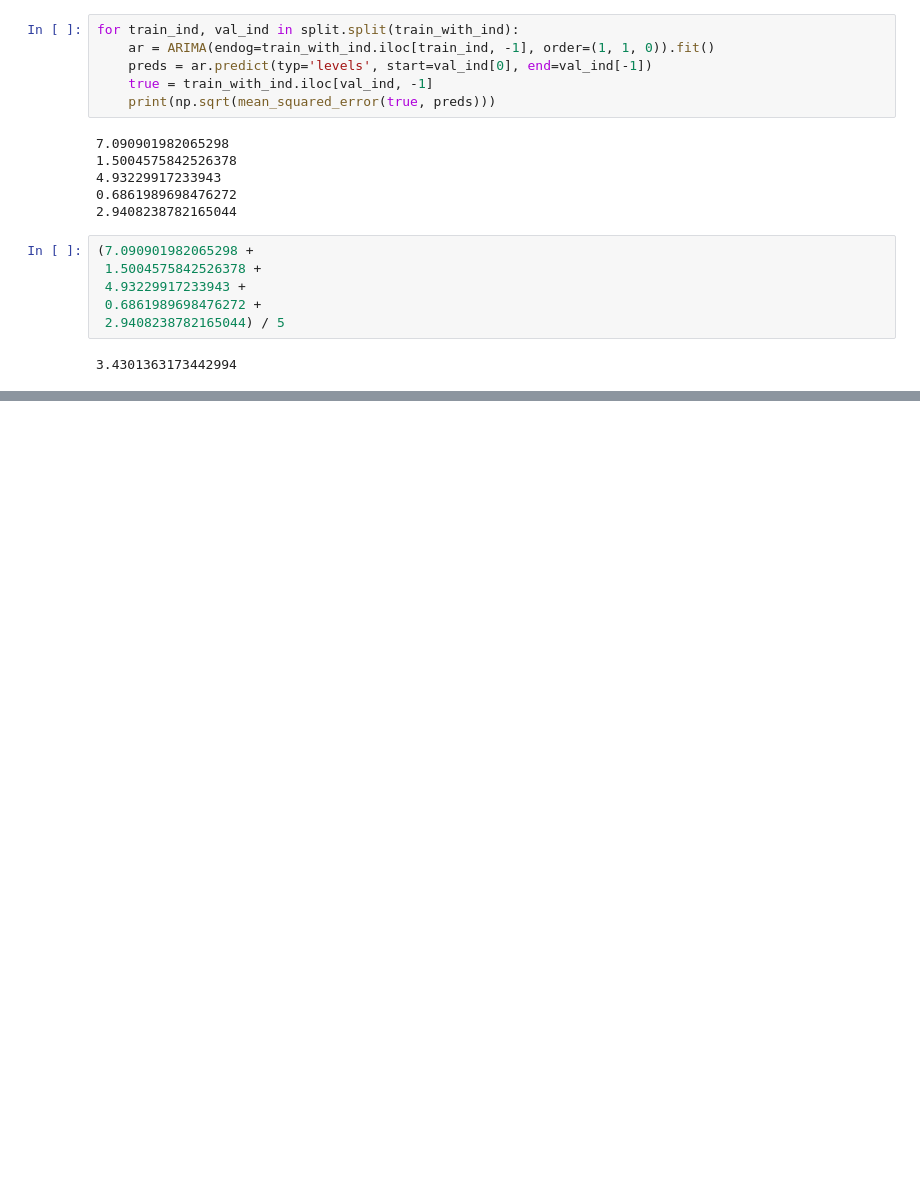
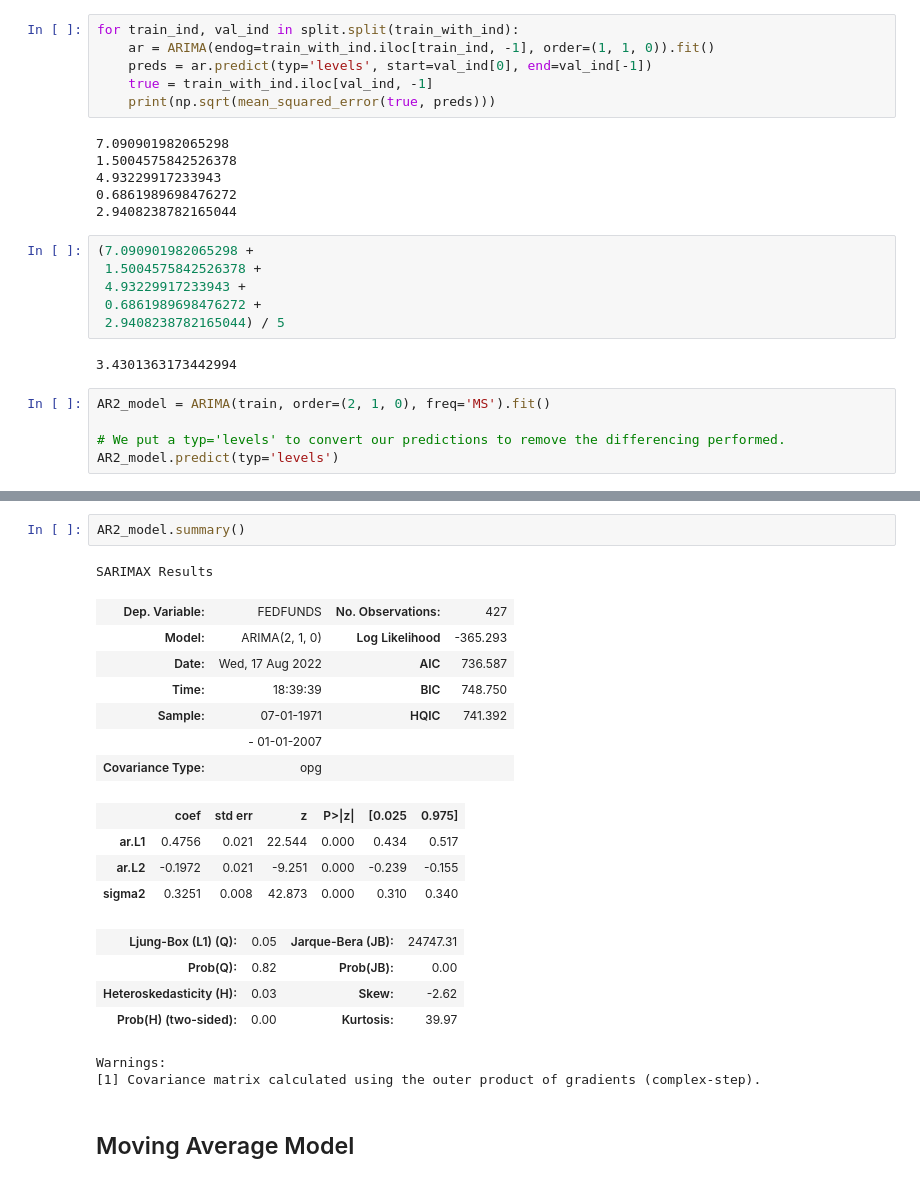
Before and after one commit to mychaldubyk/Federal-Funds-Rate-Analysis, a Jupyter notebook: Working_Notebooks/Capstone_new.ipynb, the cells around one changed output, grey strips where cells are left out. Drawn from its saved outputs; the diff is of its cells as text; blank space fills up the shorter version.

```diff
--- a/Working_Notebooks/Capstone_new.ipynb
+++ b/Working_Notebooks/Capstone_new.ipynb
@@ -771,3 +771,8 @@ for train_ind, val_ind in split.split(train_with_ind):
  2.9408238782165044) / 5
 # %% [output]
 3.4301363173442994
+# %%
+AR2_model = ARIMA(train, order=(2, 1, 0), freq='MS').fit()
+
+# We put a typ='levels' to convert our predictions to remove the differencing performed.
+AR2_model.predict(typ='levels')
@@ -773,0 +792,23 @@ for train_ind, val_ind in split.split(train_with_ind):
+# %%
+AR2_model.summary()
+# %% [output]
+SARIMAX Results
+| Dep. Variable: | FEDFUNDS | No. Observations: | 427 |
+| Model: | ARIMA(2, 1, 0) | Log Likelihood | -365.293 |
+| Date: | Wed, 17 Aug 2022 | AIC | 736.587 |
+| Time: | 18:39:39 | BIC | 748.750 |
+| Sample: | 07-01-1971 | HQIC | 741.392 |
+|  | - 01-01-2007 |  |  |
+| Covariance Type: | opg |  |  |
+|  | coef | std err | z | P>|z| | [0.025 | 0.975] |
+| ar.L1 | 0.4756 | 0.021 | 22.544 | 0.000 | 0.434 | 0.517 |
+| ar.L2 | -0.1972 | 0.021 | -9.251 | 0.000 | -0.239 | -0.155 |
+| sigma2 | 0.3251 | 0.008 | 42.873 | 0.000 | 0.310 | 0.340 |
+| Ljung-Box (L1) (Q): | 0.05 | Jarque-Bera (JB): | 24747.31 |
+| Prob(Q): | 0.82 | Prob(JB): | 0.00 |
+| Heteroskedasticity (H): | 0.03 | Skew: | -2.62 |
+| Prob(H) (two-sided): | 0.00 | Kurtosis: | 39.97 |
+Warnings:
+[1] Covariance matrix calculated using the outer product of gradients (complex-step).
+# %% [markdown]
+## Moving Average Model
```
Also changed, not shown: parts of 3 cells of this notebook.
